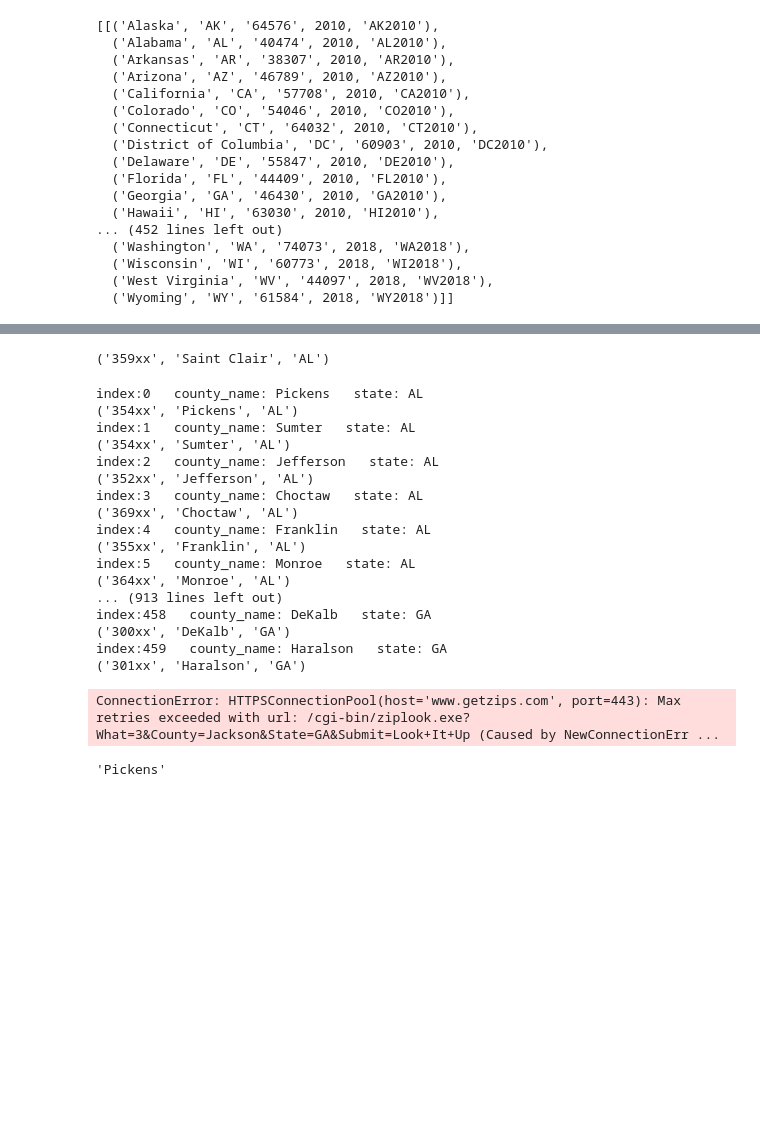
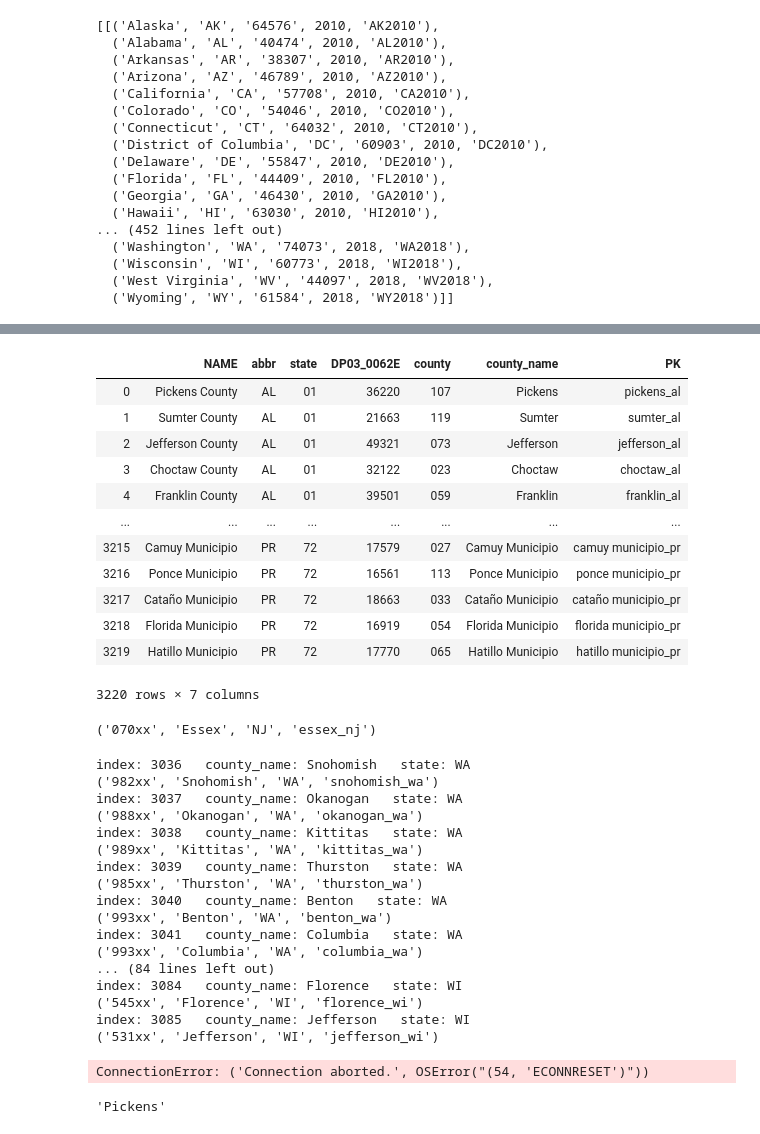
Before and after one commit to KennyMiyasato/income_predictor, a Jupyter notebook: mod_5_project.ipynb, the cells around one changed output, grey strips where cells are left out. Cells and saved outputs as stored; diff of their text form; code cells hidden in the pictures; blank space fills up the shorter version.

```diff
--- a/mod_5_project.ipynb
+++ b/mod_5_project.ipynb
@@ -872,3 +905,19 @@ foo.head(65)
+# %%
+df
+# %% [output]
+|  | NAME | abbr | state | DP03_0062E | county | county_name | PK |
+| 0 | Pickens County | AL | 01 | 36220 | 107 | Pickens | pickens_al |
+| 1 | Sumter County | AL | 01 | 21663 | 119 | Sumter | sumter_al |
+| 2 | Jefferson County | AL | 01 | 49321 | 073 | Jefferson | jefferson_al |
+| 3 | Choctaw County | AL | 01 | 32122 | 023 | Choctaw | choctaw_al |
+| 4 | Franklin County | AL | 01 | 39501 | 059 | Franklin | franklin_al |
+| ... | ... | ... | ... | ... | ... | ... | ... |
+| 3215 | Camuy Municipio | PR | 72 | 17579 | 027 | Camuy Municipio | camuy municipio_pr |
+| 3216 | Ponce Municipio | PR | 72 | 16561 | 113 | Ponce Municipio | ponce municipio_pr |
+| 3217 | Cataño Municipio | PR | 72 | 18663 | 033 | Cataño Municipio | cataño municipio_pr |
+| 3218 | Florida Municipio | PR | 72 | 16919 | 054 | Florida Municipio | florida municipio_pr |
+| 3219 | Hatillo Municipio | PR | 72 | 17770 | 065 | Hatillo Municipio | hatillo municipio_pr |
+3220 rows × 7 columns
 # %%
 county = 'Essex'
 state = 'NJ'
@@ -902,38 +951,38 @@ def get_zipcode(county, state):
-# %%
-get_zipcode('Saint Clair', 'AL')
-# %% [output]
-('359xx', 'Saint Clair', 'AL')
+# %%
+get_zipcode('Essex', 'NJ')
+# %% [output]
+('070xx', 'Essex', 'NJ', 'essex_nj')
 # %%
 # df_bs
 # %%
 dict_sample = {}
-for index in range(0, len(foo)):
-    county_name = foo['county_name'][index].strip()
-    state_name = foo['abbr'][index]
+for index in range(3085, 3145):
+    county_name = df['county_name'][index].strip()
+    state_name = df['abbr'][index]
     dict_sample[county_name] = get_zipcode(county_name, state_name)
     print(f'index: {index}   county_name: {county_name}   state: {state_name}')
     print(dict_sample[county_name])
-    time.sleep(.10)
+    time.sleep(.50)
 dict_sample
 # %% [output]
-index:0   county_name: Pickens   state: AL
-('354xx', 'Pickens', 'AL')
-index:1   county_name: Sumter   state: AL
-('354xx', 'Sumter', 'AL')
-index:2   county_name: Jefferson   state: AL
-('352xx', 'Jefferson', 'AL')
-index:3   county_name: Choctaw   state: AL
-('369xx', 'Choctaw', 'AL')
-index:4   county_name: Franklin   state: AL
-('355xx', 'Franklin', 'AL')
-index:5   county_name: Monroe   state: AL
-('364xx', 'Monroe', 'AL')
-... (913 lines left out)
-index:458   county_name: DeKalb   state: GA
-('300xx', 'DeKalb', 'GA')
-index:459   county_name: Haralson   state: GA
-('301xx', 'Haralson', 'GA')
+index: 3036   county_name: Snohomish   state: WA
+('982xx', 'Snohomish', 'WA', 'snohomish_wa')
+index: 3037   county_name: Okanogan   state: WA
+('988xx', 'Okanogan', 'WA', 'okanogan_wa')
+index: 3038   county_name: Kittitas   state: WA
+('989xx', 'Kittitas', 'WA', 'kittitas_wa')
+index: 3039   county_name: Thurston   state: WA
+('985xx', 'Thurston', 'WA', 'thurston_wa')
+index: 3040   county_name: Benton   state: WA
+('993xx', 'Benton', 'WA', 'benton_wa')
+index: 3041   county_name: Columbia   state: WA
+('993xx', 'Columbia', 'WA', 'columbia_wa')
+... (84 lines left out)
+index: 3084   county_name: Florence   state: WI
+('545xx', 'Florence', 'WI', 'florence_wi')
+index: 3085   county_name: Jefferson   state: WI
+('531xx', 'Jefferson', 'WI', 'jefferson_wi')
-ConnectionError: HTTPSConnectionPool(host='www.getzips.com', port=443): Max retries exceeded with url: /cgi-bin/ziplook.exe?What=3&County=Jackson&State=GA&Submit=Look+It+Up (Caused by NewConnectionErr ...
+ConnectionError: ('Connection aborted.', OSError("(54, 'ECONNRESET')"))
 # %%
 foo['county_name'][0].strip()
 # %% [output]
```
Also changed, not shown: parts of 18 cells of this notebook.
